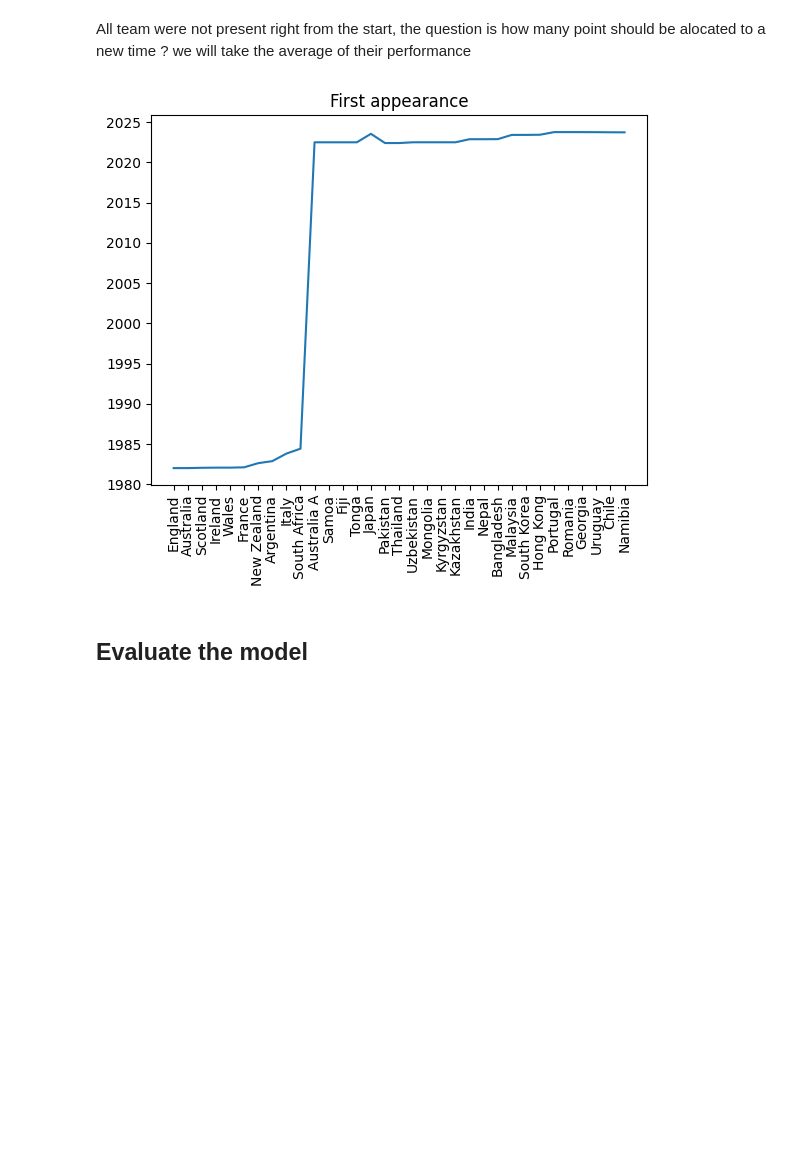
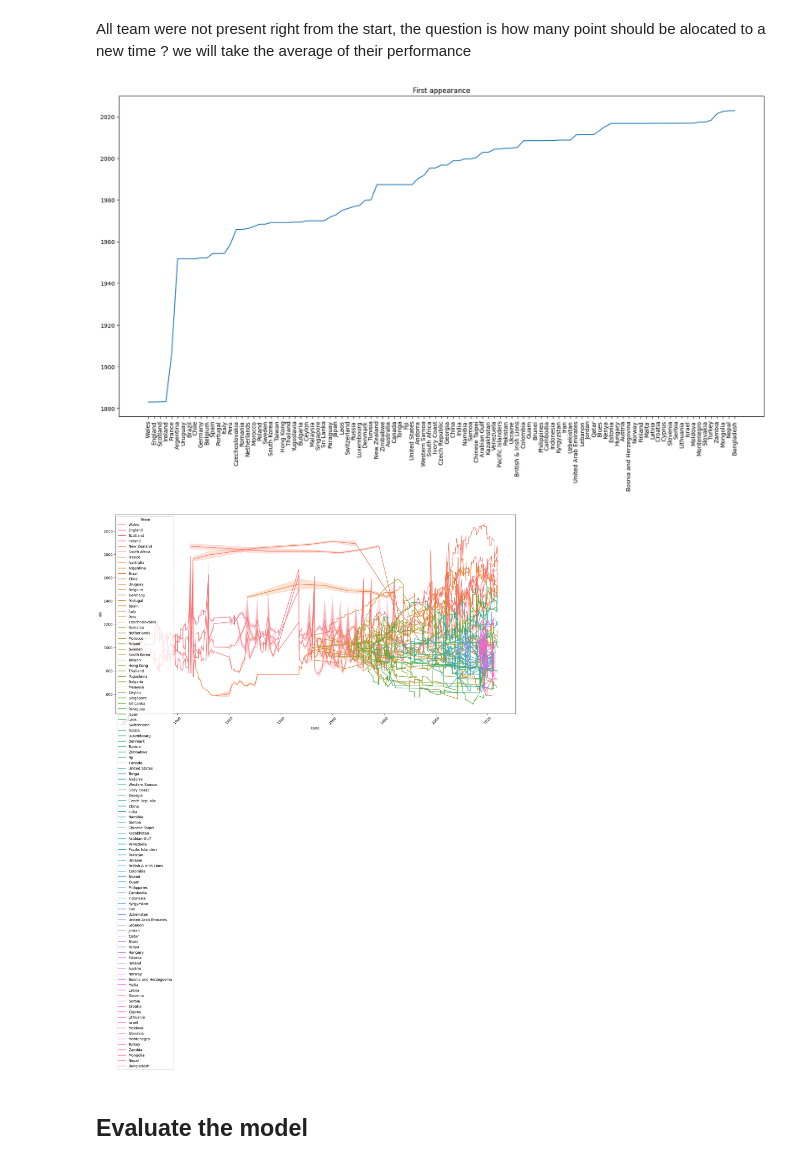
Before and after one commit to ArthurG-data/rugby_world_cup_prediction, a Jupyter notebook: Rugby.ipynb, the cells around one changed output. Saved outputs shown, nothing was run; the diff lists cells and outputs as text; code cells hidden in the pictures; blank space fills up the shorter version.

Commit message:
rating and importation functional, split df for pca

```diff
--- a/Rugby.ipynb
+++ b/Rugby.ipynb
@@ -39,13 +38,13 @@ def result_table_site(url):
     df = pd.read_csv(url)
     df.drop(columns=['world_cup'], inplace=True)
     df['date'] = pd.to_datetime(df['date'])
-    df = df.rename(columns={'Date': 'date', 'home_team' : 'Team A', 'away_team':'Team B', 'home_score' : 'Score A', 'away_score':'Score B', 'competition':'Tourn', 'stadium':'Venue', 'city':'City', 'country': 'Country', 'neutral': 'Neut.'})
+    #f = df.rename(columns={'Date': 'date', 'home_team' : 'Team A', 'away_team':'Team B', 'home_score' : 'Score A', 'away_score':'Score B', 'competition':'Tourn', 'stadium':'Venue', 'city':'City', 'country': 'Country', 'neutral': 'Neut.'})
     return df
 
 def rugby_df_creator(url):
     raw_result_df = pd.read_excel(url,  index_col=0)
-    raw_result_df = raw_result_df.rename(columns={'Date':'date'})
-    raw_result_df['date'] = pd.to_datetime(raw_result_df['date'])
+    #raw_result_df = raw_result_df.rename(columns={'Date':'date'})
+    raw_result_df['Date'] = pd.to_datetime(raw_result_df['Date'])
     #than we will deal with some missing value
     #Na in neutral = False
     #raw_result_df['Neut.'].fillna(False, inplace=True)
@@ -54,11 +53,10 @@ def rugby_df_creator(url):
     #raw_result_df.sort_values(by=['Date'], inplace=True)
     return raw_result_df
 
-def final_df_creator(df1, df2, first_year):
-    df = pd.concat([df1, df2]).reset_index(drop=True)
+def final_df_creator(df, first_year=1882):
     df = df[df['date'].dt.year >= first_year].reset_index(drop=True)
     return df
 # %%
-result_df = final_df_creator(result_table_site(result_url_1),rugby_df_creator(result_url_2) , 1982)
+result_df = rugby_df_creator(result_url)
 analyse_data(result_df)
 # %% [output]
@@ -128,7 +106,7 @@ def analyse_results(elo_dict):
     #function display a graph of the final results
     elo_df = pd.DataFrame.from_dict(elo_dict, orient='index').reset_index().rename(columns={'index' :"countrie", 0:"score"})
     elo_df.sort_values("score", inplace=True)
-    plt.figure(figsize=(20,10))
+    plt.figure(figsize=(30,20))
     plot = plt.barh(elo_df.countrie, width=elo_df.score)
     plt.title("Final Elo Rating 2023")
     plt.xticks(rotation=90)
@@ -160,7 +138,7 @@ def update_elo(row, teams_elo,  K=29, home_adj=0):
     return row
 
 
-def elor_generator(result_df, starting_elo=1000, K=25, home_adjust=0):
+def elor_generator(result_df, starting_elo=1000, K=31, home_adjust=0):
     #inputs: the inital df with match results, updated
     #outputs: returns a df with the fixture results, as well as a dict with the final elo
     #function take the url_file, create a df with the result, create the dict with the elo rating from all the data
@@ -228,25 +206,56 @@ All team were not present right from the start, the question is how many point s
 # %%
 #find when each team appearf for the first time
 viewed = []
 date = []
 
 def lookout_team(row, viewed, date):
     if row['Team A'] not in viewed:
         viewed.append(row['Team A'])
-        date.append(row['date'])
+        date.append(row['Date'])
     if row['Team B'] not in viewed:
         viewed.append(row['Team B'])
-        date.append(row['date'])
+        date.append(row['Date'])
     return row
 
+def split_df(df):
+    #input: the df with proba and elo
+    #output: a df where each row has the variable for one team
+    #function: will be use to compute mean perf
+    team_a_df = df[['Date', 'Team A', 'Score A','elo_home', 'Tourn', 'Venue', 'City', 'Neut.', 'Country', 'outcome']].rename(columns={'Team A': 'Team', 'Score A': 'Score', 'elo_home':'elo'})
+    team_b_df = df[['Date', 'Team B', 'Score B', 'elo_away','Tourn', 'Venue', 'City', 'Neut.', 'Country', 'outcome']].rename(columns={'Team B': 'Team', 'Score B': 'Score', 'elo_away':'elo'})
+    result = pd.concat([team_a_df, team_b_df]).sort_values(by='Date').reset_index(drop=True)
+    return result
+
+def mean_performance(countries, df, year=1880):
+    #input: a list of unique country and the df split with plit-df
+    #output: a list of average elo perfoamnces
+    #function: use to selectec value to attribute to new countries
+    performance = []
+    for count in countries:
+        performance .append(df[(df['Team']==count) & (df['Date'].dt.year>year)]['elo'].mean())
+    return performance
+#def mean_perf_new_entry(country, first_app, df):
+split_df = split_df(final_result_df)
+
 result_df = result_df.apply((lambda row : lookout_team(row, viewed, date)), axis=1)
+mean_perf =  mean_performance(viewed, split_df)
+
+plt.figure(figsize=(20,10))
 plt.xticks(rotation=45)
 plt.plot(viewed, date)
 plt.title('First appearance')
 plt.xticks(rotation=90)
 plt.show()
+
+plt.figure(figsize=(20,10))
+plt.xticks(rotation=45)
+sns.lineplot(data = split_df, x='Date', y='elo',hue='Team')
+#plt.title('First appearance')
+#plt.xticks(rotation=90)
+plt.show()
 # %% [output]
-[figure, old version]
+[figure, new version]
+[figure, added]
 # %% [markdown]
 ## Evaluate the model
 # %% [markdown]
```
Also changed, not shown: parts of 10 cells of this notebook, 3 other files.
